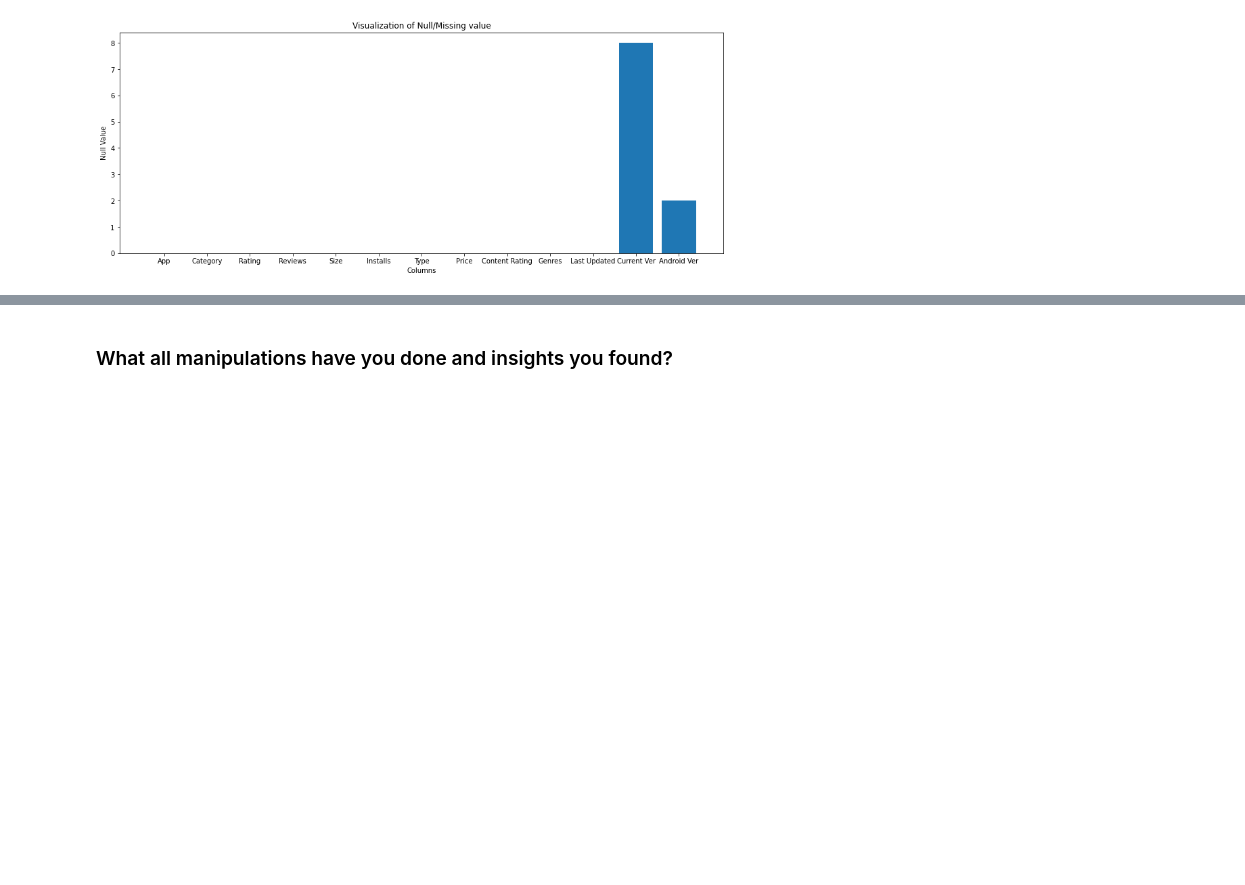
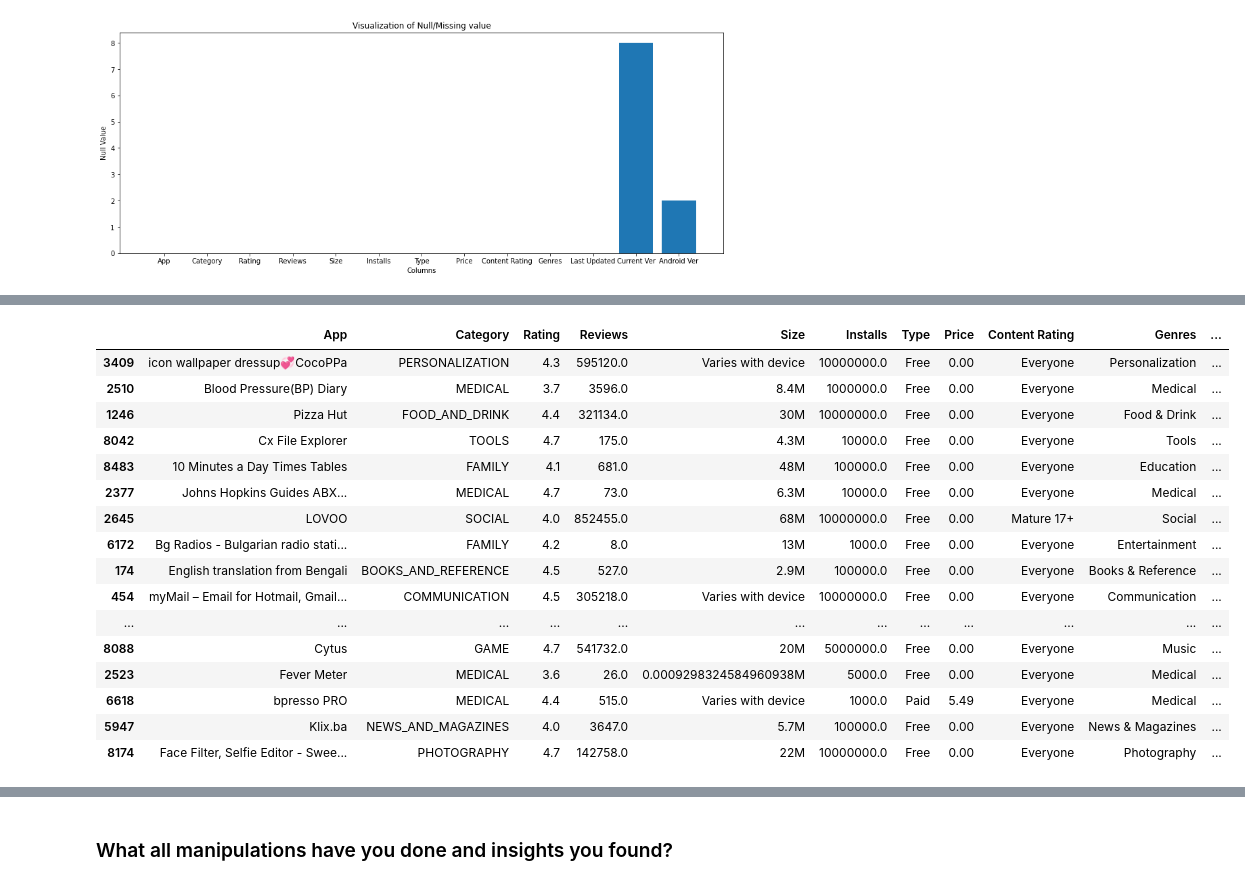
Before and after one commit to MayankDataScience/EDA_1_Data_Science, a Jupyter notebook: Play_store_app_review_analysis.ipynb, the cells around one changed output, grey strips where cells are left out. Drawn from its saved outputs; the diff is of its cells as text; code cells hidden in the pictures; blank space fills up the shorter version.

```diff
--- a/Play_store_app_review_analysis.ipynb
+++ b/Play_store_app_review_analysis.ipynb
@@ -1028,0 +1170,30 @@ plt.show()
+# %%
+for i in df1.index:
+  a=df1.loc[i,'Size']
+  if a.endswith('k'):
+    a=a.replace('k','')
+    a=float(a)
+    a= a/1048576
+    a=str(a)
+    a=a+'M'
+  df1.loc[i,'Size']=a
+# %%
+df1.sample(50)
+# %% [output]
+|  | App | Category | Rating | Reviews | Size | Installs | Type | Price | Content Rating | Genres | ... |
+| 3409 | icon wallpaper dressup💞CocoPPa | PERSONALIZATION | 4.3 | 595120.0 | Varies with device | 10000000.0 | Free | 0.00 | Everyone | Personalization | ... |
+| 2510 | Blood Pressure(BP) Diary | MEDICAL | 3.7 | 3596.0 | 8.4M | 1000000.0 | Free | 0.00 | Everyone | Medical | ... |
+| 1246 | Pizza Hut | FOOD_AND_DRINK | 4.4 | 321134.0 | 30M | 10000000.0 | Free | 0.00 | Everyone | Food & Drink | ... |
+| 8042 | Cx File Explorer | TOOLS | 4.7 | 175.0 | 4.3M | 10000.0 | Free | 0.00 | Everyone | Tools | ... |
+| 8483 | 10 Minutes a Day Times Tables | FAMILY | 4.1 | 681.0 | 48M | 100000.0 | Free | 0.00 | Everyone | Education | ... |
+| 2377 | Johns Hopkins Guides ABX... | MEDICAL | 4.7 | 73.0 | 6.3M | 10000.0 | Free | 0.00 | Everyone | Medical | ... |
+| 2645 | LOVOO | SOCIAL | 4.0 | 852455.0 | 68M | 10000000.0 | Free | 0.00 | Mature 17+ | Social | ... |
+| 6172 | Bg Radios - Bulgarian radio stati... | FAMILY | 4.2 | 8.0 | 13M | 1000.0 | Free | 0.00 | Everyone | Entertainment | ... |
+| 174 | English translation from Bengali | BOOKS_AND_REFERENCE | 4.5 | 527.0 | 2.9M | 100000.0 | Free | 0.00 | Everyone | Books & Reference | ... |
+| 454 | myMail – Email for Hotmail, Gmail... | COMMUNICATION | 4.5 | 305218.0 | Varies with device | 10000000.0 | Free | 0.00 | Everyone | Communication | ... |
+| ... | ... | ... | ... | ... | ... | ... | ... | ... | ... | ... | ... |
+| 8088 | Cytus | GAME | 4.7 | 541732.0 | 20M | 5000000.0 | Free | 0.00 | Everyone | Music | ... |
+| 2523 | Fever Meter | MEDICAL | 3.6 | 26.0 | 0.0009298324584960938M | 5000.0 | Free | 0.00 | Everyone | Medical | ... |
+| 6618 | bpresso PRO | MEDICAL | 4.4 | 515.0 | Varies with device | 1000.0 | Paid | 5.49 | Everyone | Medical | ... |
+| 5947 | Klix.ba | NEWS_AND_MAGAZINES | 4.0 | 3647.0 | 5.7M | 100000.0 | Free | 0.00 | Everyone | News & Magazines | ... |
+| 8174 | Face Filter, Selfie Editor - Swee... | PHOTOGRAPHY | 4.7 | 142758.0 | 22M | 10000000.0 | Free | 0.00 | Everyone | Photography | ... |
```
Also changed, not shown: parts of 23 cells of this notebook.
